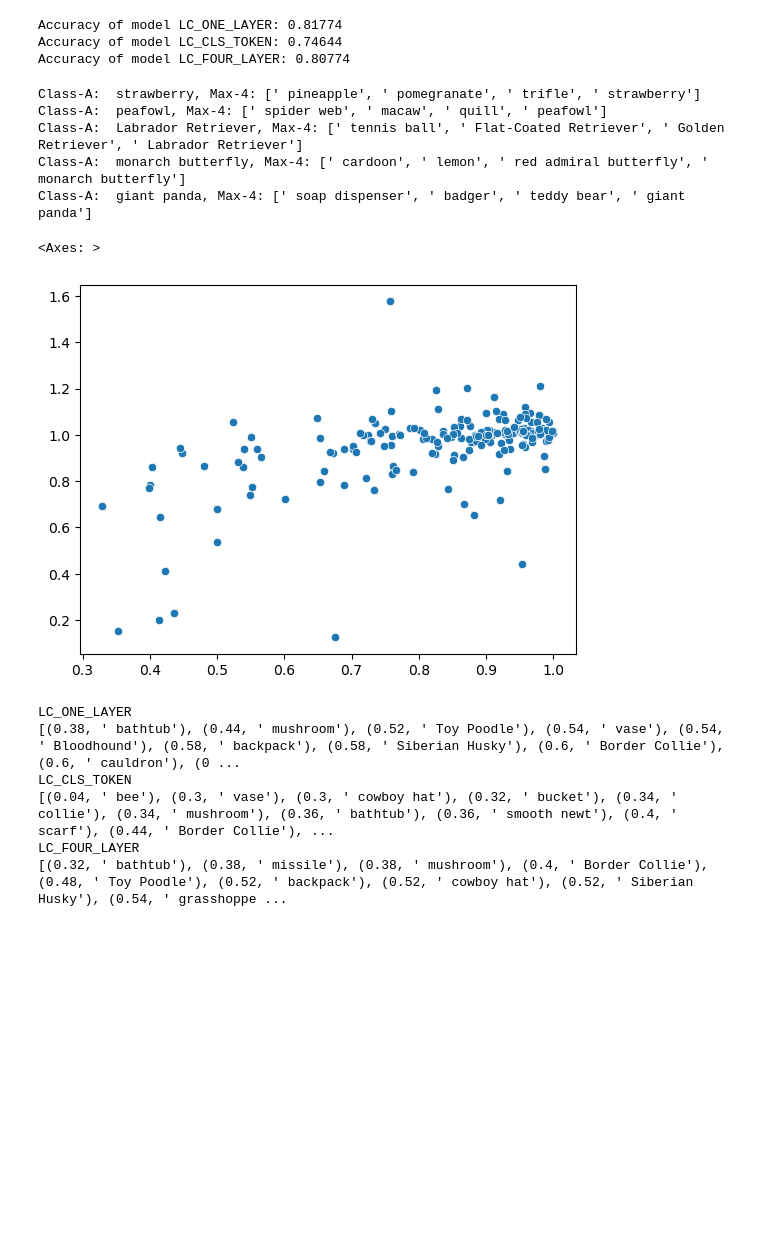
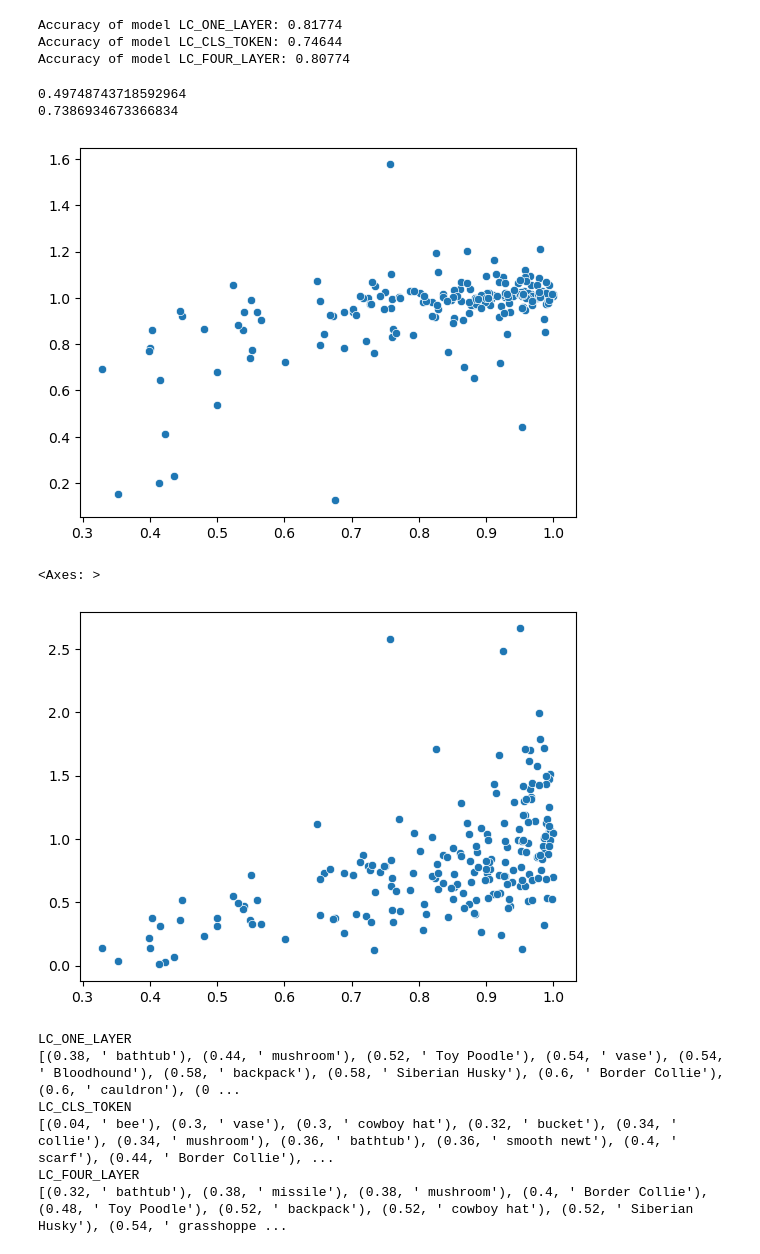
Before and after one commit to alexfrhling/dino_v2_ood_robustness, a Jupyter notebook: notebooks/linear_classifier.ipynb, the cells around one changed output. Drawn from its saved outputs; the diff is of its cells as text; code cells hidden in the pictures; blank space fills up the shorter version.

```diff
--- a/notebooks/linear_classifier.ipynb
+++ b/notebooks/linear_classifier.ipynb
@@ -201,5 +490,5 @@ for class_a_wnid in class_a_b_map.keys():
 # %%
-
+# TODO: change sm-calculation to former version without logits, than visualize again
 
 model_params_one_layer = OrderedDict()
 model_params_four_layers = OrderedDict()
@@ -241,7 +530,8 @@ with torch.no_grad():
 
         acc_per_class[lc_name] = dict()
         for class_a_wnid in class_a_b_map.keys():
-            acc_per_class[lc_name][class_a_wnid] = {'true_pred': 0, 'total_pred': 0, 'acc': 0, 'm_smax': np.zeros(1000)}
+            acc_per_class[lc_name][class_a_wnid] = {'true_pred': 0, 'total_pred': 0, 'acc': 0,
+                                                    'm_smax': np.zeros(1000), 'm_logits': np.zeros(1000)}
 
         for batch in inet_1k_pt_dataloader:
 
@@ -259,14 +549,16 @@ with torch.no_grad():
             else:
                 raise ValueError(f'Name of lc not defined: {lc_name}')
 
-            lc_preds = lc_model(batch_samples_dev)
+            lc_sm_and_logit = lc_model(batch_samples_dev)
+            lc_preds = lc_sm_and_logit[:int(lc_sm_and_logit.shape[0] / 2)]
             lc_preds = lc_preds.cpu()
             is_equal = batch_labels.argmax(axis=1) == lc_preds.argmax(axis=1)
             correct_preds += is_equal.type(torch.float).sum().item()
             total_preds += is_equal.size(0)
 
             # detect class_a examples by label
-            for i in range(0, batch_labels.shape[0]):
+            n_samples = int(lc_sm_and_logit.shape[0] / 2)
+            for i in range(0, n_samples):
                 is_class_a = torch.logical_and(batch_labels[i, :], class_a_tensor).nonzero()
                 if is_class_a.numel() == True:
                     matching_index = is_class_a[0].item()
@@ -275,6 +567,7 @@ with torch.no_grad():
                         acc_per_class[lc_name][matching_wnid]['true_pred'] += 1
                     acc_per_class[lc_name][matching_wnid]['total_pred'] += 1
                     acc_per_class[lc_name][matching_wnid]['m_smax'] = acc_per_class[lc_name][matching_wnid]['m_smax'] + np.array(lc_preds[i])
+                    acc_per_class[lc_name][matching_wnid]['m_logits'] = acc_per_class[lc_name][matching_wnid]['m_logits'] + np.array(lc_sm_and_logit[i + n_samples].cpu())
 
             pred_arr.append(lc_preds)
             label_arr.append(batch_labels)
@@ -285,6 +578,7 @@ with torch.no_grad():
         for class_a_wnid in class_a_b_map.keys():
             acc_per_class[lc_name][class_a_wnid]['acc'] = float(acc_per_class[lc_name][class_a_wnid]['true_pred']) / 50
             acc_per_class[lc_name][class_a_wnid]['m_smax'] = acc_per_class[lc_name][class_a_wnid]['m_smax'] / 50
+            acc_per_class[lc_name][class_a_wnid]['m_logits'] = acc_per_class[lc_name][class_a_wnid]['m_logits'] / 50
 
         #sk_acc = accuracy_score(label_arr, [p_acc.cpu() for p_acc in pred_arr], normalize=True)
         #print(f'SK acc: {sk_acc}')
@@ -292,21 +586,6 @@ with torch.no_grad():
 Accuracy of model LC_ONE_LAYER: 0.81774
 Accuracy of model LC_CLS_TOKEN: 0.74644
 Accuracy of model LC_FOUR_LAYER: 0.80774
-# %%
-class_a_wnids = list(class_a_b_map.keys())
-class_a_test = class_a_wnids[0:5]
-
-
-for class_a in class_a_test:
-
-    sorted_smax = np.argsort(acc_per_class['LC_ONE_LAYER'][class_a]['m_smax'])
-    print(f'Class-A: {imagenet_info.wnid_to_classname[class_a]}, Max-4: {[imagenet_info.wnid_to_classname[inet_1k_labels[pos.item()]] for pos in sorted_smax[-4:]]}')
-# %% [output]
-Class-A:  strawberry, Max-4: [' pineapple', ' pomegranate', ' trifle', ' strawberry']
-Class-A:  peafowl, Max-4: [' spider web', ' macaw', ' quill', ' peafowl']
-Class-A:  Labrador Retriever, Max-4: [' tennis ball', ' Flat-Coated Retriever', ' Golden Retriever', ' Labrador Retriever']
-Class-A:  monarch butterfly, Max-4: [' cardoon', ' lemon', ' red admiral butterfly', ' monarch butterfly']
-Class-A:  giant panda, Max-4: [' soap dispenser', ' badger', ' teddy bear', ' giant panda']
 # %%
 # for each class-a mean softmax
 
@@ -364,14 +655,36 @@ with open('/home/stud/afroehli/coding/dinov2_ood/storage/class_a_b_next_nearest.
                 comp_l1_dists[class_a_wnid] = {'class_b': np.sum(np.abs(class_a_mean_emb - class_b_mean_emb)),
                                                'nn_class': np.sum(np.abs(class_a_mean_emb - nn_class_mean_emb))}
 # %%
+# draw distance relations: l1-distance / sm-distance
+
 x_data = []
 y_data = []
+y_data_logit = []
+
+y_max_1 = 0
+y_max_1_logit = 0
 
 for class_a in comp_l1_dists.keys():
     x_data.append((comp_l1_dists[class_a]['class_b'] / comp_l1_dists[class_a]['nn_class']).item())
-    y_data.append((softmax_diffs[class_a]['class_b_diff'][1] / softmax_diffs[class_a]['next_class_diff'][1]).item())
+    y_val = (diffs_distances['sm'][class_a]['class_b_diff'][1] / diffs_distances['sm'][class_a]['next_class_diff'][1]).item()
+    y_data.append(y_val)
+    y_val_logit = (diffs_distances['logit'][class_a]['class_b_diff'][1] / diffs_distances['logit'][class_a]['next_class_diff'][1]).item()
+    y_data_logit.append(y_val_logit)
+    if y_val < 1:
+        y_max_1 += 1
+    if y_val_logit < 1:
+        y_max_1_logit += 1
+
+
+print(y_max_1 / len(y_data))
+print(y_max_1_logit / len(y_data))
 
 sns.scatterplot(x=x_data, y=y_data)
+plt.show()
+sns.scatterplot(x=x_data, y=y_data_logit)
 # %% [output]
-<Axes: >
+0.49748743718592964
+0.7386934673366834
 [figure]
+<Axes: >
+[figure, added]
```
Also changed, not shown: parts of 27 cells of this notebook, 6 other files.
